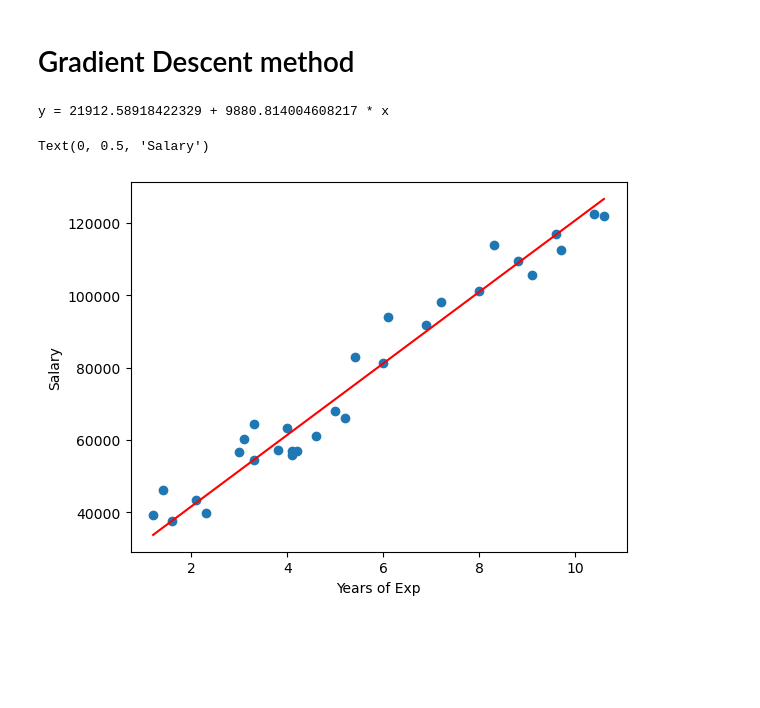
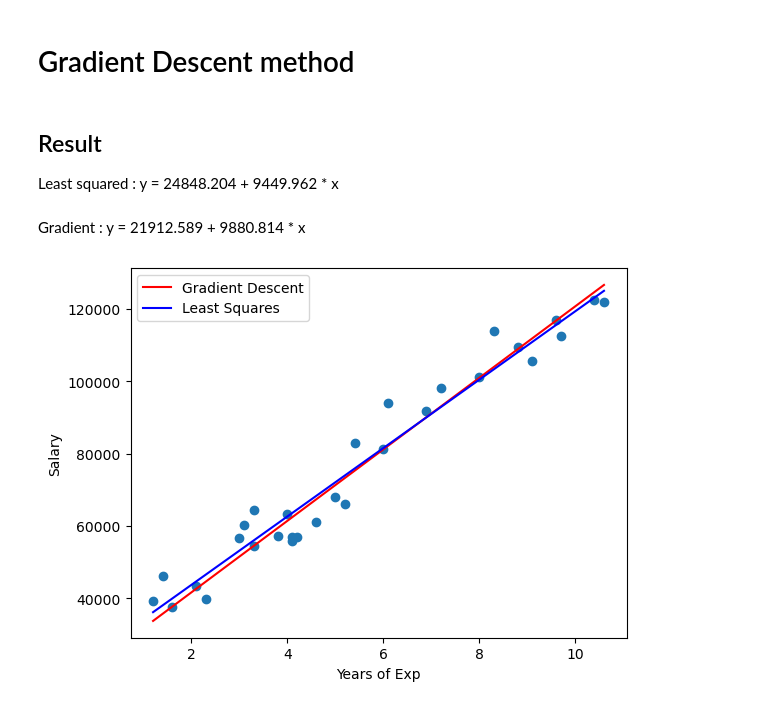
Before and after one commit to 1YEARTRAINING/1-YEAR-TRAINING, a Jupyter notebook: Machine Learning/LinearRegression/LinearRegression.ipynb, the cells around one changed output. Drawn from its saved outputs; the diff is of its cells as text; code cells hidden in the pictures; blank space fills up the shorter version.

```diff
--- a/Machine Learning/LinearRegression/LinearRegression.ipynb
+++ b/Machine Learning/LinearRegression/LinearRegression.ipynb
@@ -87,12 +60,16 @@ def gradient_desent_method(x, y, learning_rate = 0.01, iterations = 1000):
     return b0 + b1 * x
+# %% [markdown]
+## Result
+Least squared      : y = 24848.204 + 9449.962 * x
+# %% [markdown]
+Gradient :  y = 21912.589 + 9880.814 * x
 # %%
-plt.plot(x_train, gradient_desent_method(x_train,y_train), color='red') # plotting the regression line
-
+plt.plot(x_train, gradient_desent_method(x_train,y_train), color='red')
+plt.plot(x_train, intercept(x_train,y_train) + slope(x_train,y_train)*x_train, color='blue')
+plt.legend(['Gradient Descent', 'Least Squares'])
 plt.scatter(x_train,y_train)
-
 plt.xlabel("Years of Exp")
 plt.ylabel("Salary")
+plt.show()
 # %% [output]
-y = 21912.58918422329 + 9880.814004608217 * x
-Text(0, 0.5, 'Salary')
-[figure, old version]
+[figure, new version]
```
Also changed, not shown: parts of 4 cells of this notebook.
